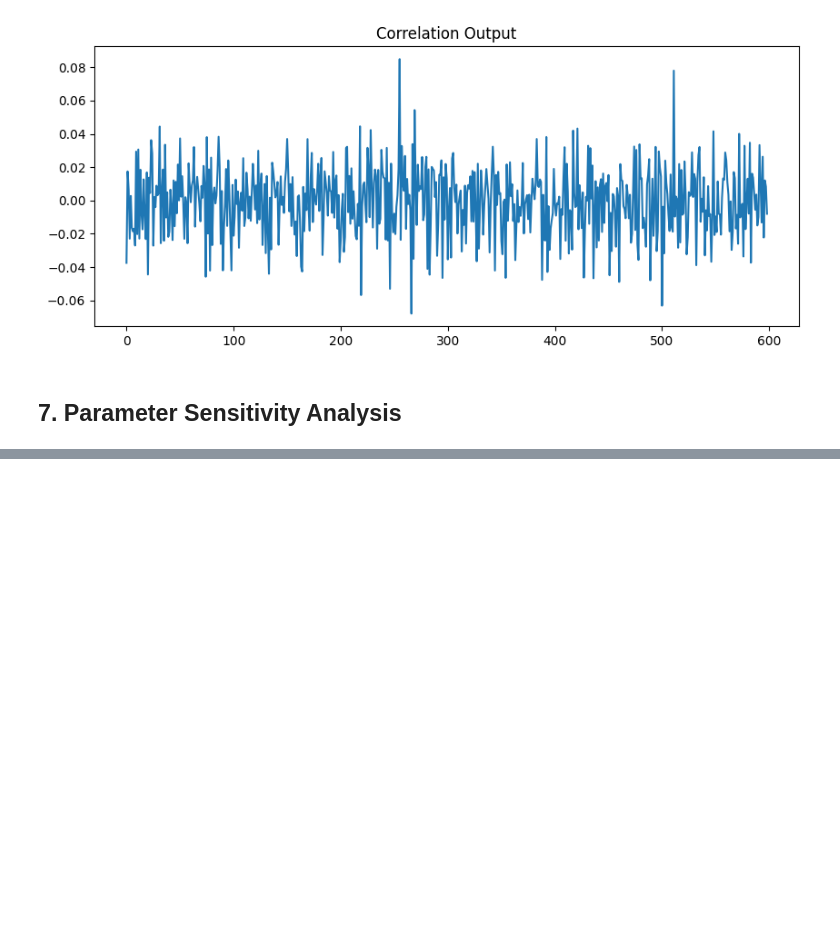
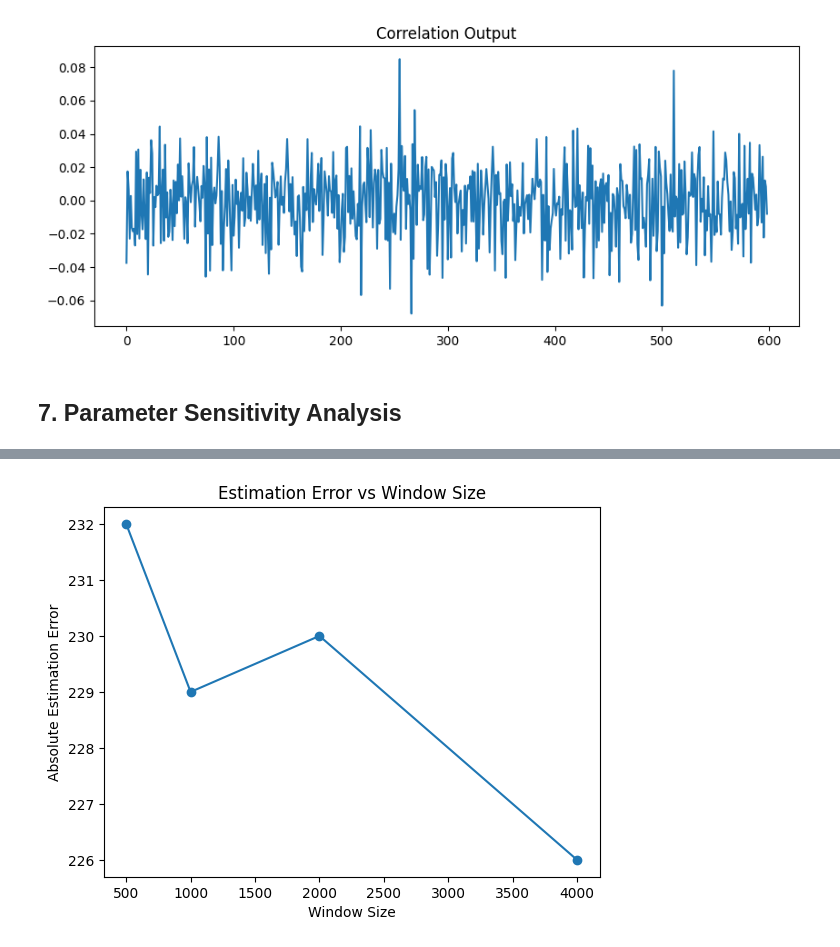
Before and after one commit to Fontiegow/UT-Master-of-AI, a Jupyter notebook: Thiesis/BlindFrameRecognation/BFR2.ipynb, the cells around one changed output, grey strips where cells are left out. Saved outputs shown, nothing was run; the diff lists cells and outputs as text; code cells hidden in the pictures; blank space fills up the shorter version.

```diff
--- a/Thiesis/BlindFrameRecognation/BFR2.ipynb
+++ b/Thiesis/BlindFrameRecognation/BFR2.ipynb
@@ -238,0 +250,12 @@ Window Size vs Estimated Frame Length:
+# %%
+true_L = 256
+errors = np.abs(true_L - results_ws)
+
+plt.figure()
+plt.plot(window_sizes, errors, marker='o')
+plt.xlabel("Window Size")
+plt.ylabel("Absolute Estimation Error")
+plt.title("Estimation Error vs Window Size")
+plt.show()
+# %% [output]
+[figure, added]
```
Also changed, not shown: parts of 3 cells of this notebook.
